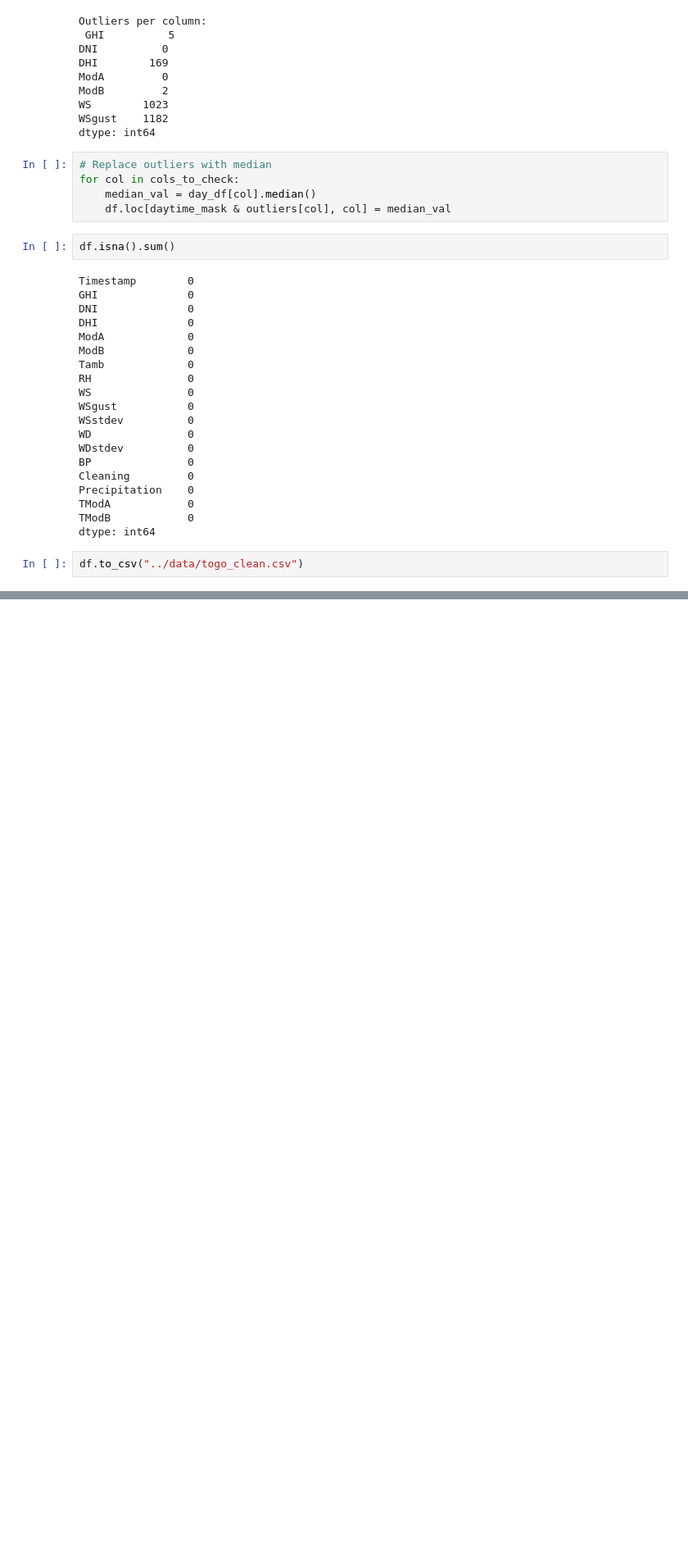
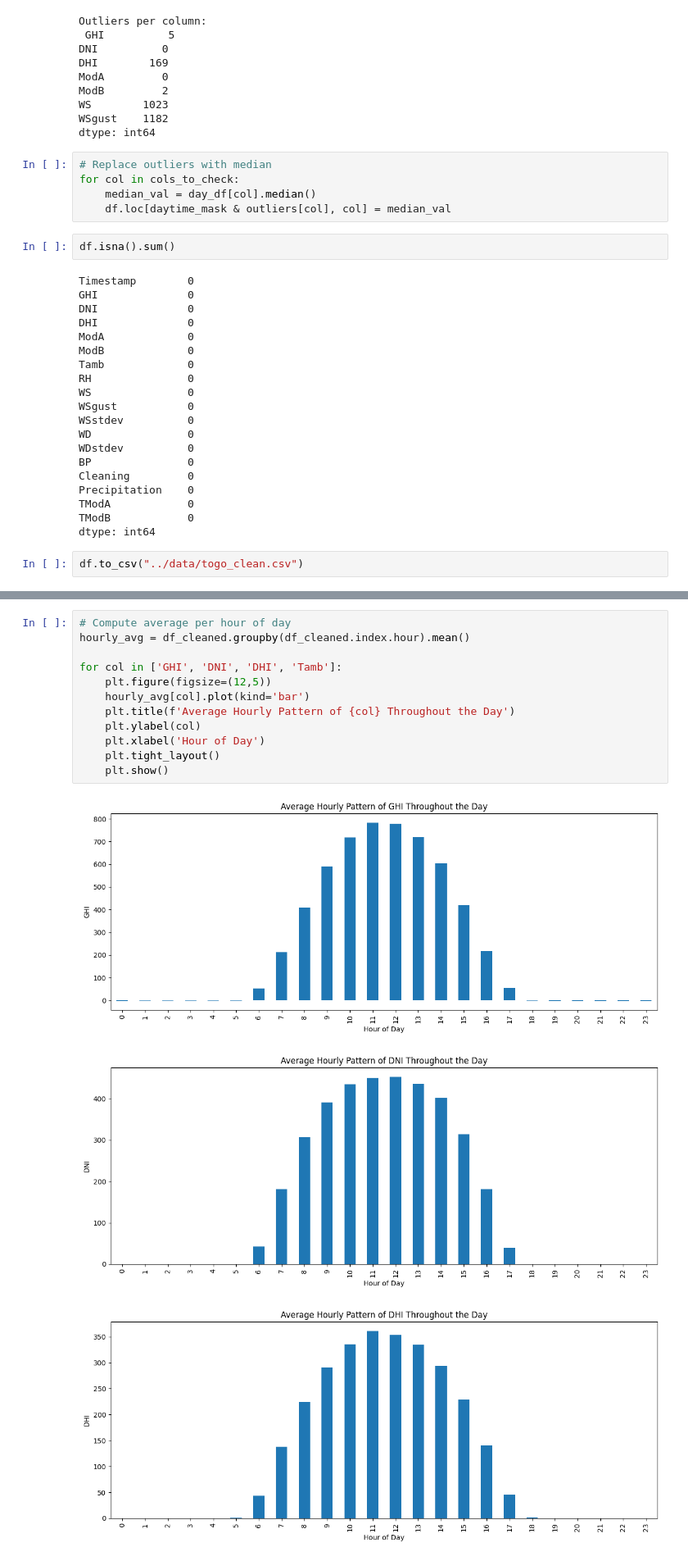
Before and after one commit to Feven777/solar-challenge-week0, a Jupyter notebook: notebook/togo_eda.ipynb, the cells around one changed output, grey strips where cells are left out. Shown: that part at 82% size. Drawn from its saved outputs; the diff is of its cells as text; blank space fills up the shorter version.

```diff
--- a/notebook/togo_eda.ipynb
+++ b/notebook/togo_eda.ipynb
@@ -183,0 +232,16 @@ df.to_csv("../data/togo_clean.csv")
+# %%
+# Compute average per hour of day
+hourly_avg = df_cleaned.groupby(df_cleaned.index.hour).mean()
+
+for col in ['GHI', 'DNI', 'DHI', 'Tamb']:
+    plt.figure(figsize=(12,5))
+    hourly_avg[col].plot(kind='bar')
+    plt.title(f'Average Hourly Pattern of {col} Throughout the Day')
+    plt.ylabel(col)
+    plt.xlabel('Hour of Day')
+    plt.tight_layout()
+    plt.show()
+# %% [output]
+[figure, added]
+[figure, added]
+[figure, added]
```
Also changed, not shown: parts of 5 cells of this notebook.
